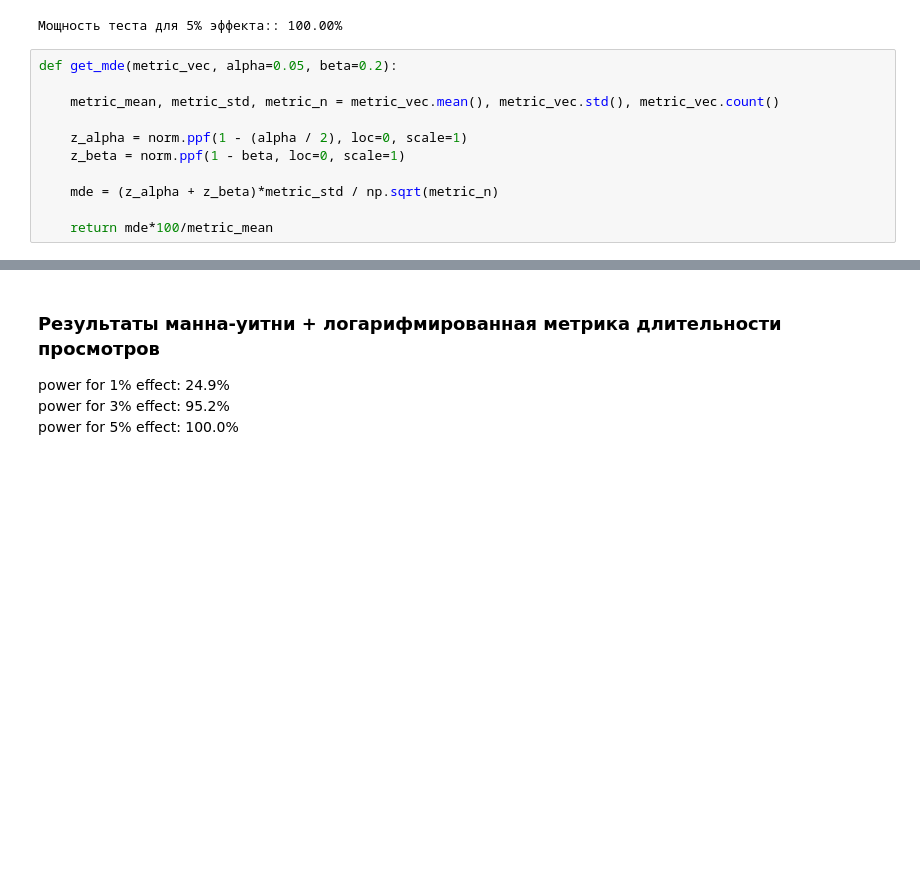
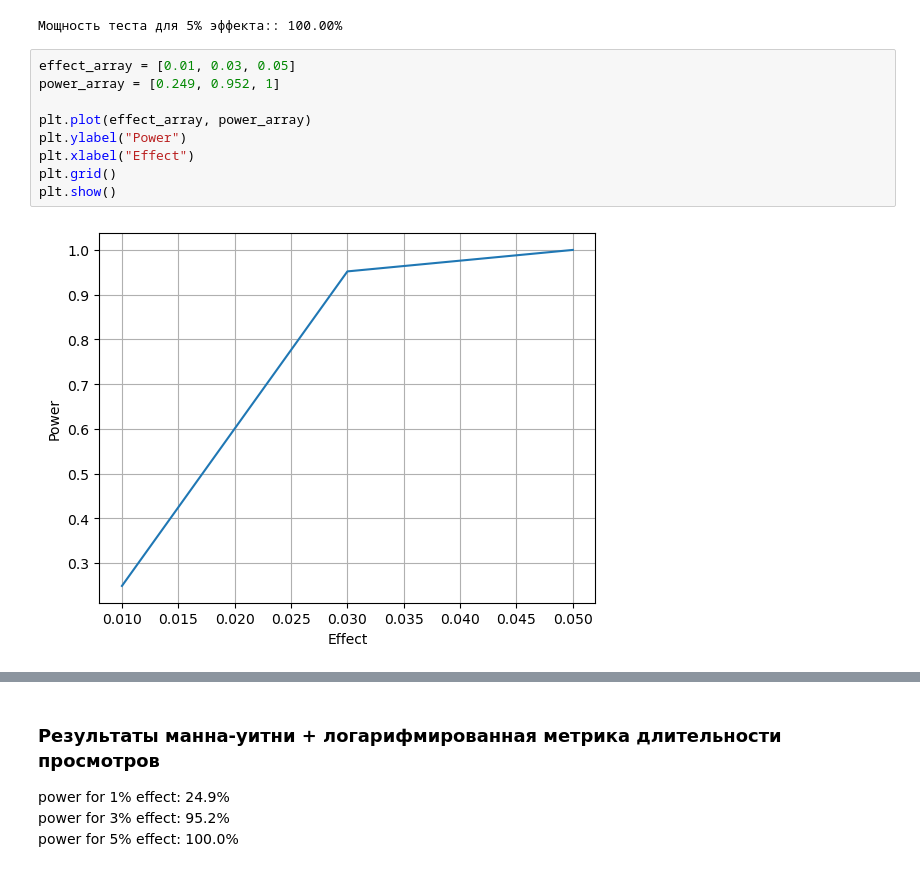
Before and after one commit to n0tmyself/AB-tests, a Jupyter notebook: DZ_1.ipynb, the cells around one changed output, grey strips where cells are left out. Cells and saved outputs as stored; diff of their text form; blank space fills up the shorter version.

```diff
--- a/DZ_1.ipynb
+++ b/DZ_1.ipynb
@@ -458,14 +502,14 @@ power = sum(pvalues) / num_iterations
 print(f'Мощность теста для 5% эффекта:: {power * 100:.2f}%')
 # %% [output]
 Мощность теста для 5% эффекта:: 100.00%
-# %%
-def get_mde(metric_vec, alpha=0.05, beta=0.2):
-
-    metric_mean, metric_std, metric_n = metric_vec.mean(), metric_vec.std(), metric_vec.count()
-
-    z_alpha = norm.ppf(1 - (alpha / 2), loc=0, scale=1)
-    z_beta = norm.ppf(1 - beta, loc=0, scale=1)
-
-    mde = (z_alpha + z_beta)*metric_std / np.sqrt(metric_n)
-
-    return mde*100/metric_mean
+# %%
+effect_array = [0.01, 0.03, 0.05]
+power_array = [0.249, 0.952, 1]
+
+plt.plot(effect_array, power_array)
+plt.ylabel("Power")
+plt.xlabel("Effect")
+plt.grid()
+plt.show()
+# %% [output]
+[figure, added]
```
Also changed, not shown: parts of 39 cells of this notebook.
